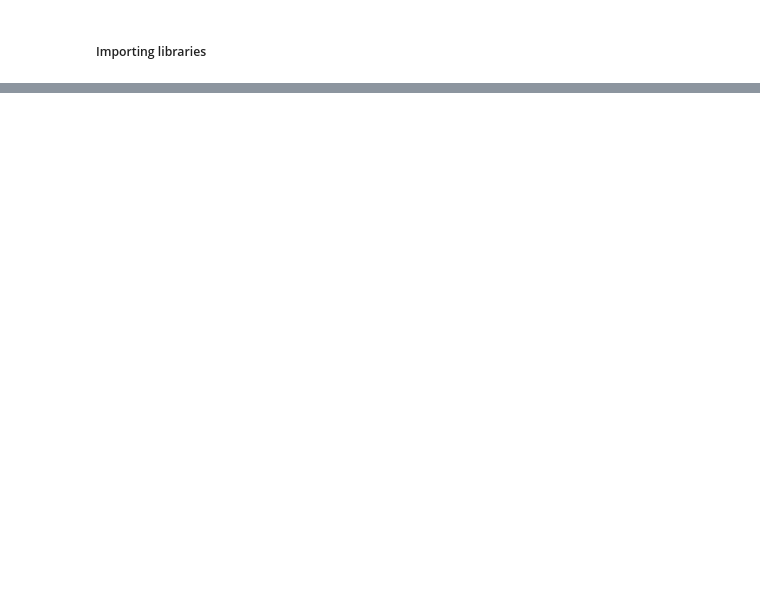
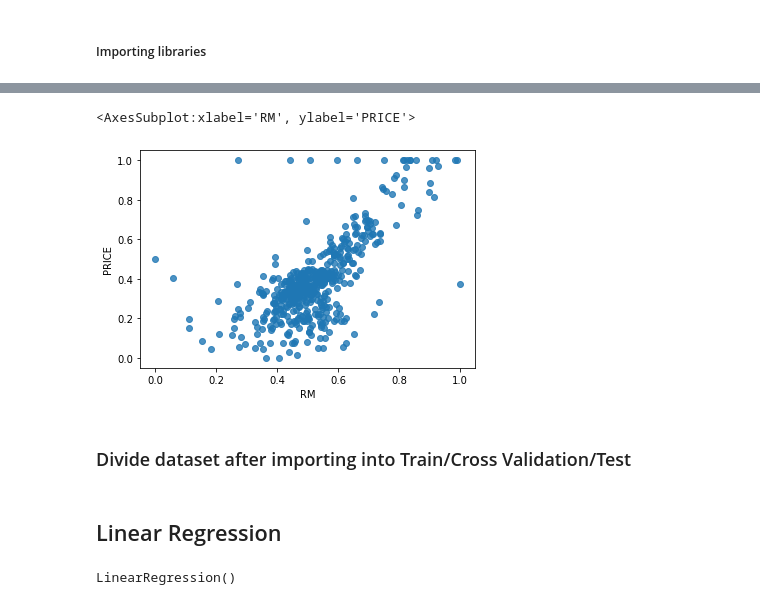
Before and after one commit to Ahmedsabrymohamed74/Machine_Learning_Assignments, a Jupyter notebook: LR/Linear Regression Assignment.ipynb, the cells around one changed output, grey strips where cells are left out. Cells and saved outputs as stored; diff of their text form; code cells hidden in the pictures; blank space fills up the shorter version.

```diff
--- a/LR/Linear Regression Assignment.ipynb
+++ b/LR/Linear Regression Assignment.ipynb
@@ -25,0 +55,5 @@ AttributeError: module 'pandas' has no attribute 'csv_read'
+# %%
+boston = load_boston()
+data = pd.DataFrame(boston.data)
+
+data.columns = boston.feature_names
@@ -25,0 +62,2 @@ AttributeError: module 'pandas' has no attribute 'csv_read'
+# %%
+data['PRICE'] = boston.target
@@ -25,0 +99,4 @@ AttributeError: module 'pandas' has no attribute 'csv_read'
+# %%
+# Filter only one predictor and PRICE
+df = data.loc[:, ['RM', 'PRICE']]
+df.head()
@@ -25,0 +110,15 @@ AttributeError: module 'pandas' has no attribute 'csv_read'
+# %%
+## Rescaling the variables
+df_columns = df.columns
+scaler = MinMaxScaler()
+df = scaler.fit_transform(df)
+
+# renaming columns (since now its an np array)
+df = pd.DataFrame(df)
+df.columns = df_columns
+# %%
+# Visualise room per dwelling and price relationship
+sns.regplot(x="RM", y="PRICE", data=df.loc[:, ['RM', 'PRICE']], fit_reg=False)
+# %% [output]
+<AxesSubplot:xlabel='RM', ylabel='PRICE'>
+[figure, added]
@@ -25,0 +129,2 @@ AttributeError: module 'pandas' has no attribute 'csv_read'
+# %% [markdown]
+### Divide dataset after importing into Train/Cross Validation/Test
@@ -25,0 +136,12 @@ AttributeError: module 'pandas' has no attribute 'csv_read'
+# %% [markdown]
+## Linear Regression
+# %%
+# Create a Linear regressor
+lr = LinearRegression()
+
+'''
+# Train the model using the training sets
+lr.fit(X_train, y_train)
+'''
+# %% [output]
+LinearRegression()
```
Also changed, not shown: parts of 25 cells of this notebook.
